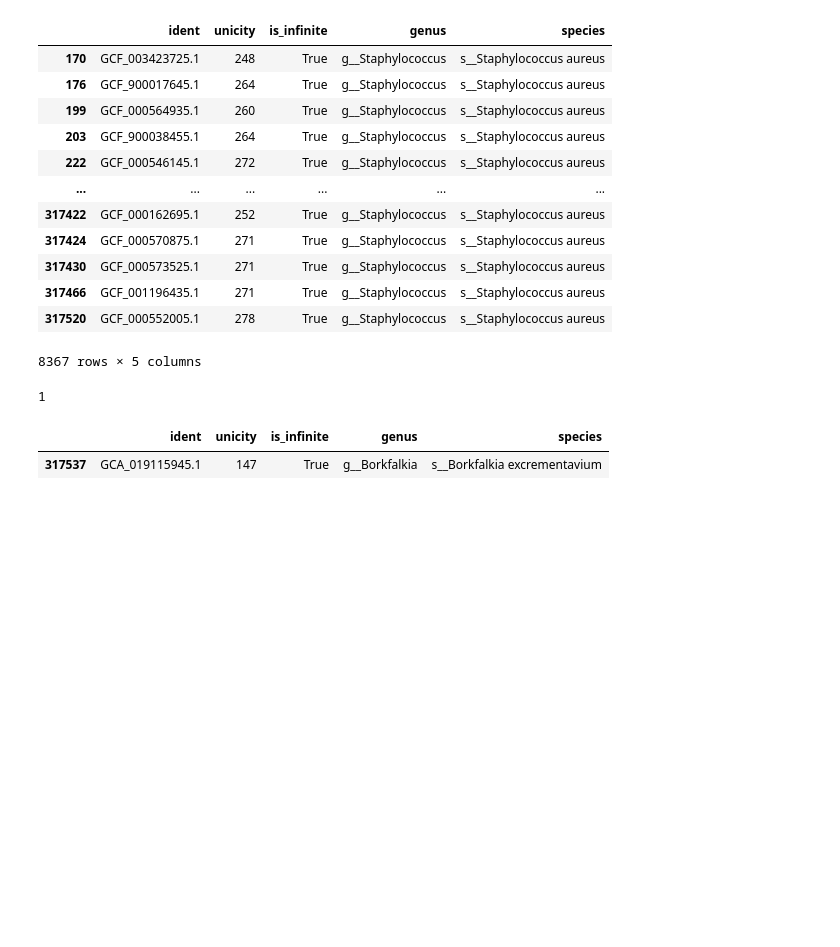
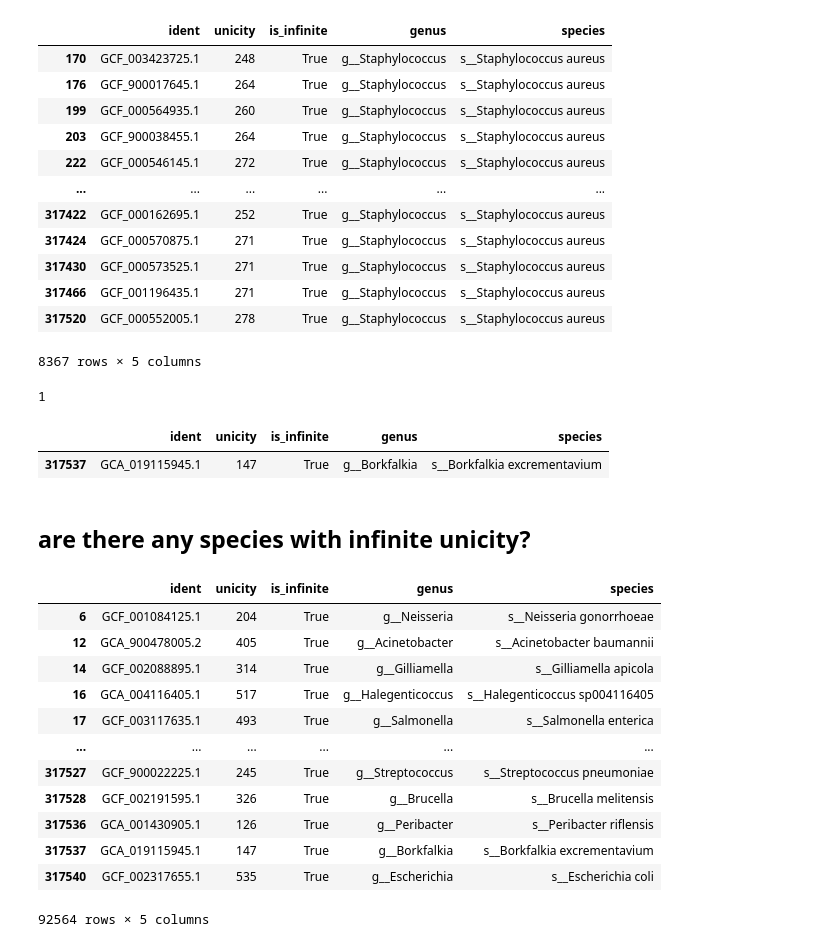
Before and after one commit to ctb/2022-sourmash-sens-spec, a Jupyter notebook: explore-unicity.ipynb, the cells around one changed output. Saved outputs shown, nothing was run; the diff lists cells and outputs as text; code cells hidden in the pictures; blank space fills up the shorter version.

```diff
--- a/explore-unicity.ipynb
+++ b/explore-unicity.ipynb
@@ -249,3 +252,21 @@ bork_df
 1
 |  | ident | unicity | is_infinite | genus | species |
 | 317537 | GCA_019115945.1 | 147 | True | g__Borkfalkia | s__Borkfalkia excrementavium |
+# %% [markdown]
+## are there any species with infinite unicity?
+# %%
+inf_df
+# %% [output]
+|  | ident | unicity | is_infinite | genus | species |
+| 6 | GCF_001084125.1 | 204 | True | g__Neisseria | s__Neisseria gonorrhoeae |
+| 12 | GCA_900478005.2 | 405 | True | g__Acinetobacter | s__Acinetobacter baumannii |
+| 14 | GCF_002088895.1 | 314 | True | g__Gilliamella | s__Gilliamella apicola |
+| 16 | GCA_004116405.1 | 517 | True | g__Halegenticoccus | s__Halegenticoccus sp004116405 |
+| 17 | GCF_003117635.1 | 493 | True | g__Salmonella | s__Salmonella enterica |
+| ... | ... | ... | ... | ... | ... |
+| 317527 | GCF_900022225.1 | 245 | True | g__Streptococcus | s__Streptococcus pneumoniae |
+| 317528 | GCF_002191595.1 | 326 | True | g__Brucella | s__Brucella melitensis |
+| 317536 | GCA_001430905.1 | 126 | True | g__Peribacter | s__Peribacter riflensis |
+| 317537 | GCA_019115945.1 | 147 | True | g__Borkfalkia | s__Borkfalkia excrementavium |
+| 317540 | GCF_002317655.1 | 535 | True | g__Escherichia | s__Escherichia coli |
+92564 rows × 5 columns
```
Also changed, not shown: parts of 6 cells of this notebook, 5 other files.
